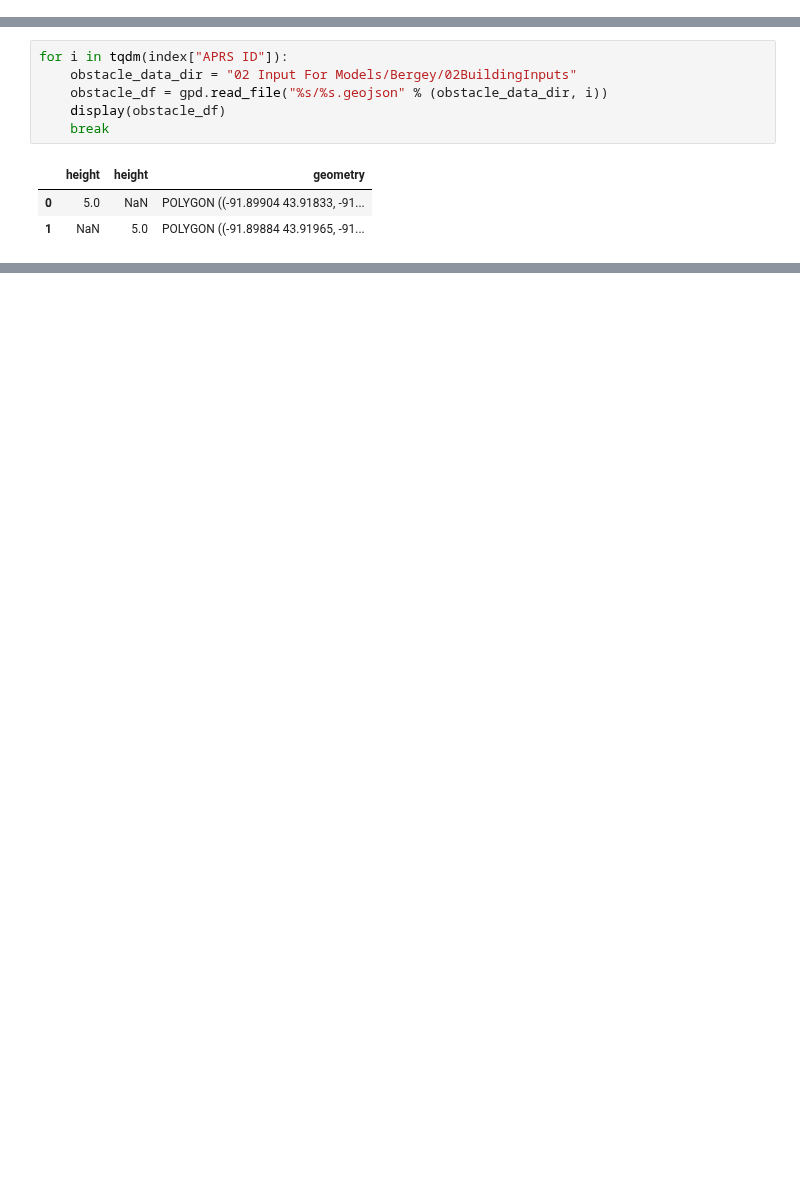
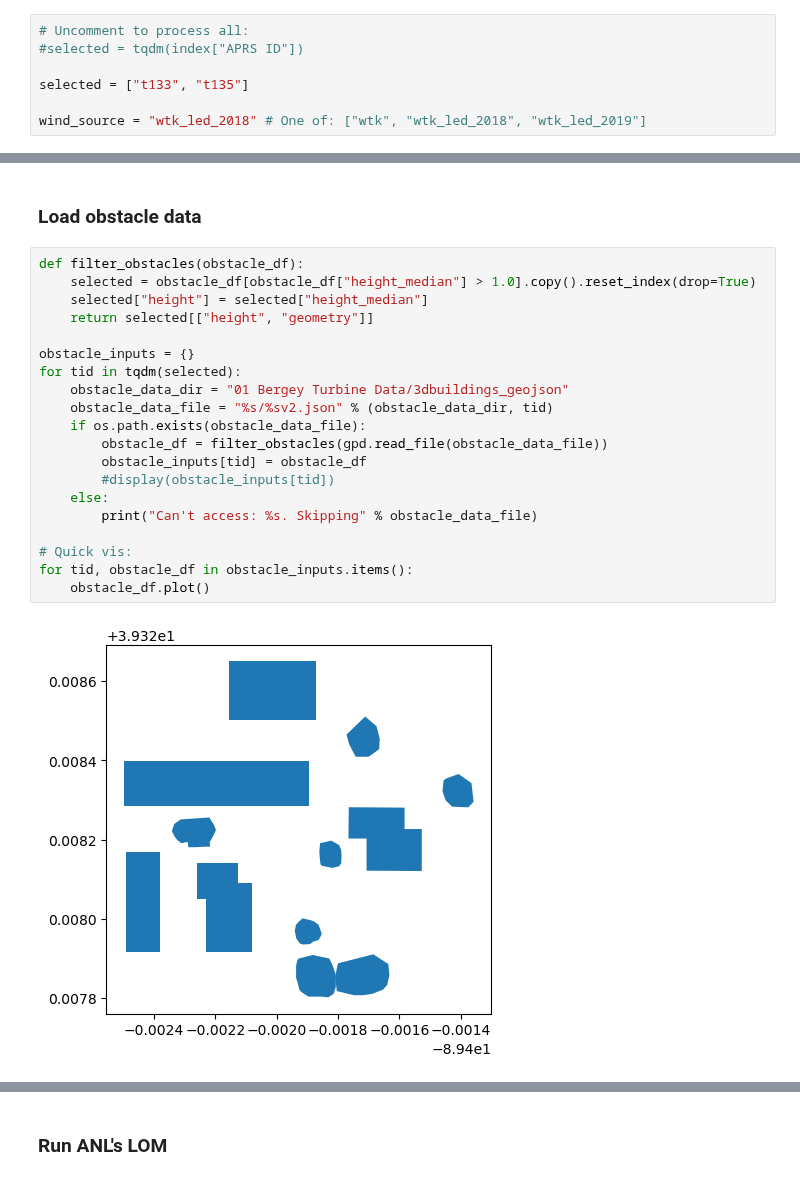
Before and after one commit to NREL/dw-tap, a Jupyter notebook: notebooks/validation/03 Run Models.ipynb, the cells around one changed output, grey strips where cells are left out. Drawn from its saved outputs; the diff is of its cells as text; blank space fills up the shorter version.

```diff
--- a/notebooks/validation/03 Run Models.ipynb
+++ b/notebooks/validation/03 Run Models.ipynb
@@ -28,0 +28,7 @@ index.head()
+# %%
+# Uncomment to process all:
+#selected = tqdm(index["APRS ID"])
+
+selected = ["t133", "t135"]
+
+wind_source = "wtk_led_2018" # One of: ["wtk", "wtk_led_2018", "wtk_led_2019"]
@@ -29,10 +83,24 @@ index.head()
+# %% [markdown]
+### Load obstacle data
 # %%
-for i in tqdm(index["APRS ID"]):
-    obstacle_data_dir = "02 Input For Models/Bergey/02BuildingInputs"
-    obstacle_df = gpd.read_file("%s/%s.geojson" % (obstacle_data_dir, i))
-    display(obstacle_df)
-    break
+def filter_obstacles(obstacle_df):
+    selected = obstacle_df[obstacle_df["height_median"] > 1.0].copy().reset_index(drop=True)
+    selected["height"] = selected["height_median"]
+    return selected[["height", "geometry"]]
+
+obstacle_inputs = {}
+for tid in tqdm(selected):
+    obstacle_data_dir = "01 Bergey Turbine Data/3dbuildings_geojson"
+    obstacle_data_file = "%s/%sv2.json" % (obstacle_data_dir, tid)
+    if os.path.exists(obstacle_data_file):
+        obstacle_df = filter_obstacles(gpd.read_file(obstacle_data_file))
+        obstacle_inputs[tid] = obstacle_df
+        #display(obstacle_inputs[tid])
+    else:
+        print("Can't access: %s. Skipping" % obstacle_data_file)
+
+# Quick vis:
+for tid, obstacle_df in obstacle_inputs.items():
+    obstacle_df.plot()
 # %% [output]
-|  | height | height | geometry |
-| 0 | 5.0 | NaN | POLYGON ((-91.89904 43.91833, -91... |
-| 1 | NaN | 5.0 | POLYGON ((-91.89884 43.91965, -91... |
+[figure, added]
@@ -38,0 +108,2 @@ for i in tqdm(index["APRS ID"]):
+# %% [markdown]
+### Run ANL's LOM
```
Also changed, not shown: parts of 9 cells of this notebook, 6 other files.
